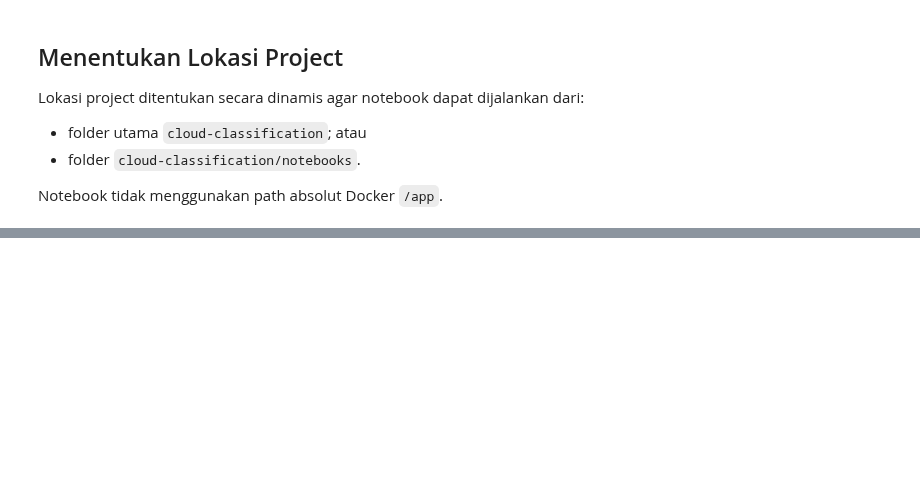
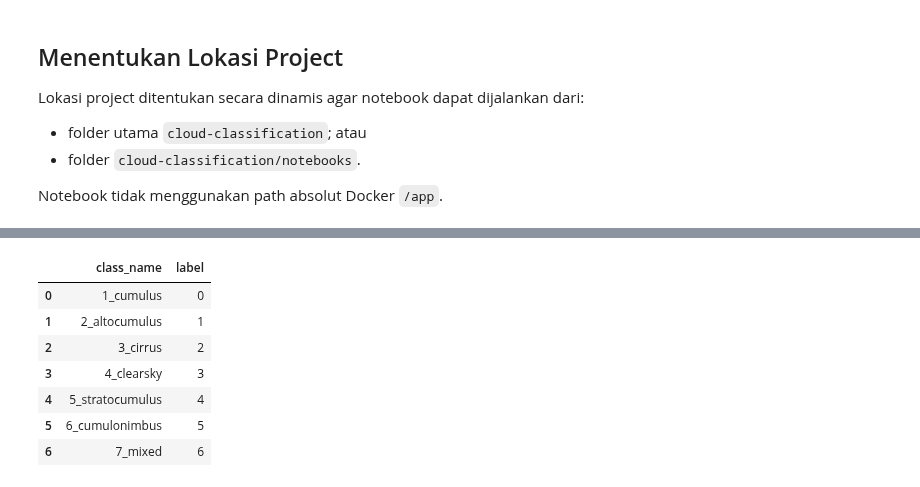
Before and after one commit to julian34/cloud-classification, a Jupyter notebook: notebooks/05_preprocessing_augmentasi.ipynb, the cells around one changed output, grey strips where cells are left out. Saved outputs shown, nothing was run; the diff lists cells and outputs as text; code cells hidden in the pictures; blank space fills up the shorter version.

```diff
--- a/notebooks/05_preprocessing_augmentasi.ipynb
+++ b/notebooks/05_preprocessing_augmentasi.ipynb
@@ -135,0 +524,65 @@ display(path_table)
+# %%
+class_names = sorted(
+    manifest_df[
+        "class_name"
+    ].unique()
+)
+
+
+assert len(class_names) == EXPECTED_CLASS_COUNT, (
+    f"Dataset seharusnya memiliki "
+    f"{EXPECTED_CLASS_COUNT} kelas, "
+    f"tetapi ditemukan {len(class_names)}."
+)
+
+
+class_to_idx = {
+    class_name: class_index
+    for class_index, class_name
+    in enumerate(class_names)
+}
+
+idx_to_class = {
+    class_index: class_name
+    for class_name, class_index
+    in class_to_idx.items()
+}
+
+
+manifest_df["label"] = (
+    manifest_df["class_name"]
+    .map(class_to_idx)
+    .astype("int64")
+)
+
+
+assert manifest_df["label"].notna().all(), (
+    "Terdapat kelas yang belum mempunyai label."
+)
+
+assert manifest_df["label"].between(
+    0,
+    len(class_names) - 1,
+).all(), (
+    "Label numerik berada di luar rentang."
+)
+
+
+class_mapping_df = pd.DataFrame({
+    "class_name": class_names,
+    "label": [
+        class_to_idx[class_name]
+        for class_name in class_names
+    ],
+})
+
+display(class_mapping_df)
+# %% [output]
+|  | class_name | label |
+| 0 | 1_cumulus | 0 |
+| 1 | 2_altocumulus | 1 |
+| 2 | 3_cirrus | 2 |
+| 3 | 4_clearsky | 3 |
+| 4 | 5_stratocumulus | 4 |
+| 5 | 6_cumulonimbus | 5 |
+| 6 | 7_mixed | 6 |
```
Also changed, not shown: parts of 34 cells of this notebook, 1 other file.
